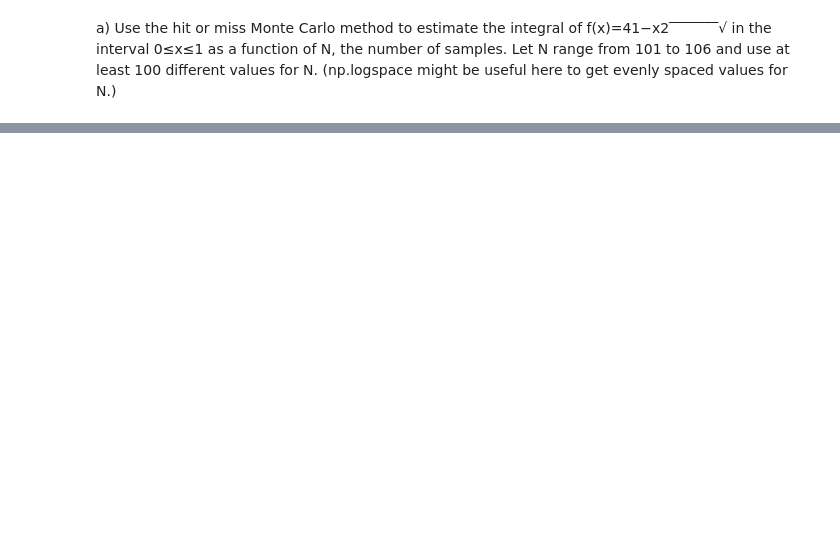
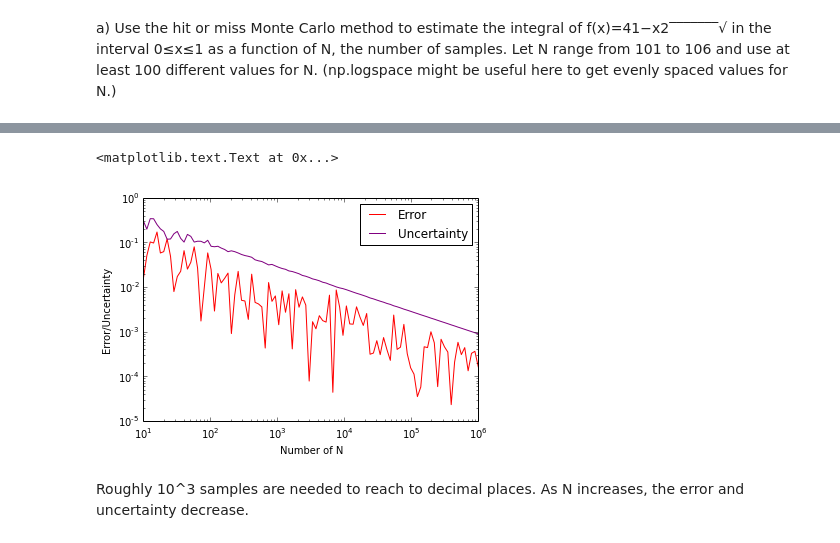
Before and after one commit to eizaguir/PHYS202-S14, a Jupyter notebook: SciPy/MCIntegrationExercises.ipynb, the cells around one changed output, grey strips where cells are left out. Cells and saved outputs as stored; diff of their text form; code cells hidden in the pictures; blank space fills up the shorter version.

```diff
--- a/SciPy/MCIntegrationExercises.ipynb
+++ b/SciPy/MCIntegrationExercises.ipynb
@@ -89,0 +214,38 @@ N = np.logspace(0,1,)
+# %%
+f = lambda x: ((1-x**(2))**(1./2))*4
+x = np.arange(0.,1.,0.001)
+
+xmin = 0.
+xmax = 1.
+i=np.logspace(1,6,100)
+Error2=[]
+Error3=[]
+for N in i:
+#N=10000
+    Iexact = np.pi
+
+    ##########################################################
+    #Here's the integration part:
+    samples_x = xmin + (xmax-xmin)*np.random.random_sample(N);
+
+    approx = f(samples_x)
+    I = approx.mean()*(xmax-xmin)
+
+    #Numerical uncertainty
+    Iunc = (xmax-xmin)*np.sqrt( ((approx**2).mean()-(approx.mean())**2)/N )
+
+        #Comparison with exact result
+    Ierr = 100*np.abs(Iexact-I)/Iexact
+        ##########################################################
+
+        #find the maximum value of f within the boundary to set ymax
+    ymax = approx.max()
+    ymin = 0.
+
+        #Print our results
+    print "N =",N
+    print "I_samplemean =", I, " +/- ",Iunc
+    print "Error on I =", Ierr, "%"
+    print""
+    Error2.append(abs(I-np.pi)/np.pi)
+    Error3.append(Iunc)
@@ -89,0 +270,11 @@ N = np.logspace(0,1,)
+# %%
+plt.loglog(i,Error2,label="Error",color="Red")
+plt.loglog(i,Error3,label="Uncertainty",color="Purple")
+plt.legend(loc="best")
+plt.xlabel("Number of N")
+plt.ylabel("Error/Uncertainty")
+# %% [output]
+<matplotlib.text.Text at 0x...>
+[figure, added]
+# %% [markdown]
+Roughly 10^3 samples are needed to reach to decimal places. As N increases, the error and uncertainty decrease.
```
Also changed, not shown: parts of 13 cells of this notebook, 1 other file.
